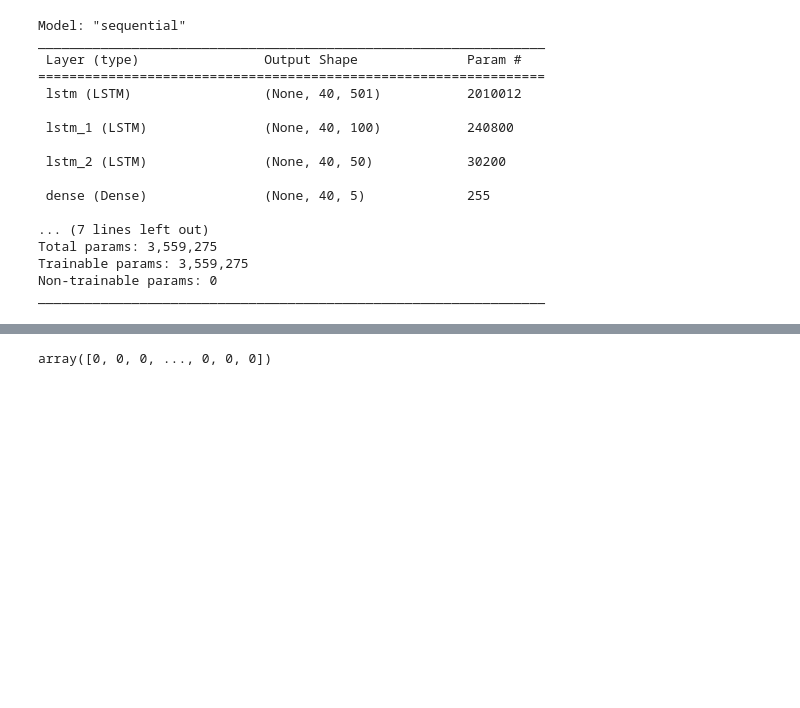
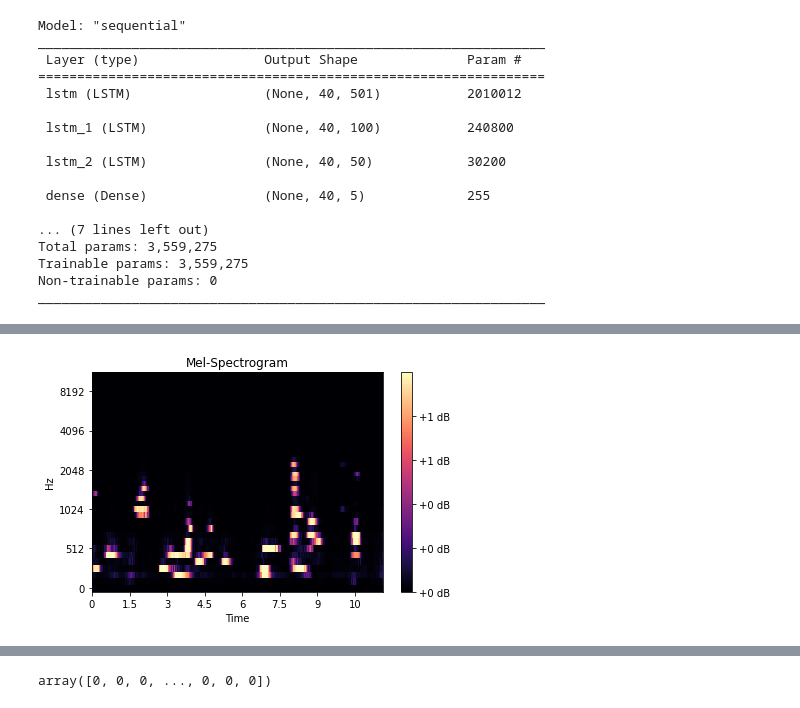
Before and after one commit to evali16/WatchMan_ipynb_ver, a Jupyter notebook: CSV로 라벨링 데이터 Mel-Spectrogram.ipynb, the cells around one changed output, grey strips where cells are left out. Saved outputs shown, nothing was run; the diff lists cells and outputs as text; code cells hidden in the pictures; blank space fills up the shorter version.

```diff
--- a/CSV로 라벨링 데이터 Mel-Spectrogram.ipynb
+++ b/CSV로 라벨링 데이터 Mel-Spectrogram.ipynb
@@ -374 +368,14 @@ array([[[ 5.30984980e-05,  2.32920211e-05,  1.03751874e-04, ...,
       dtype=float32)
+# %%
+# 복원한 값 시각화
+import librosa.display
+import matplotlib.pyplot as plt
+
+librosa.display.specshow(ab_y_pred[4], y_axis='mel', x_axis='time')
+plt.colorbar(format='%+2.0f dB')
+plt.title('Mel-Spectrogram')
+plt.tight_layout()
+plt.savefig('Mel_Spectrogram_pred.png')
+plt.show()
+# %% [output]
+[figure, added]
```
Also changed, not shown: parts of 45 cells of this notebook.
